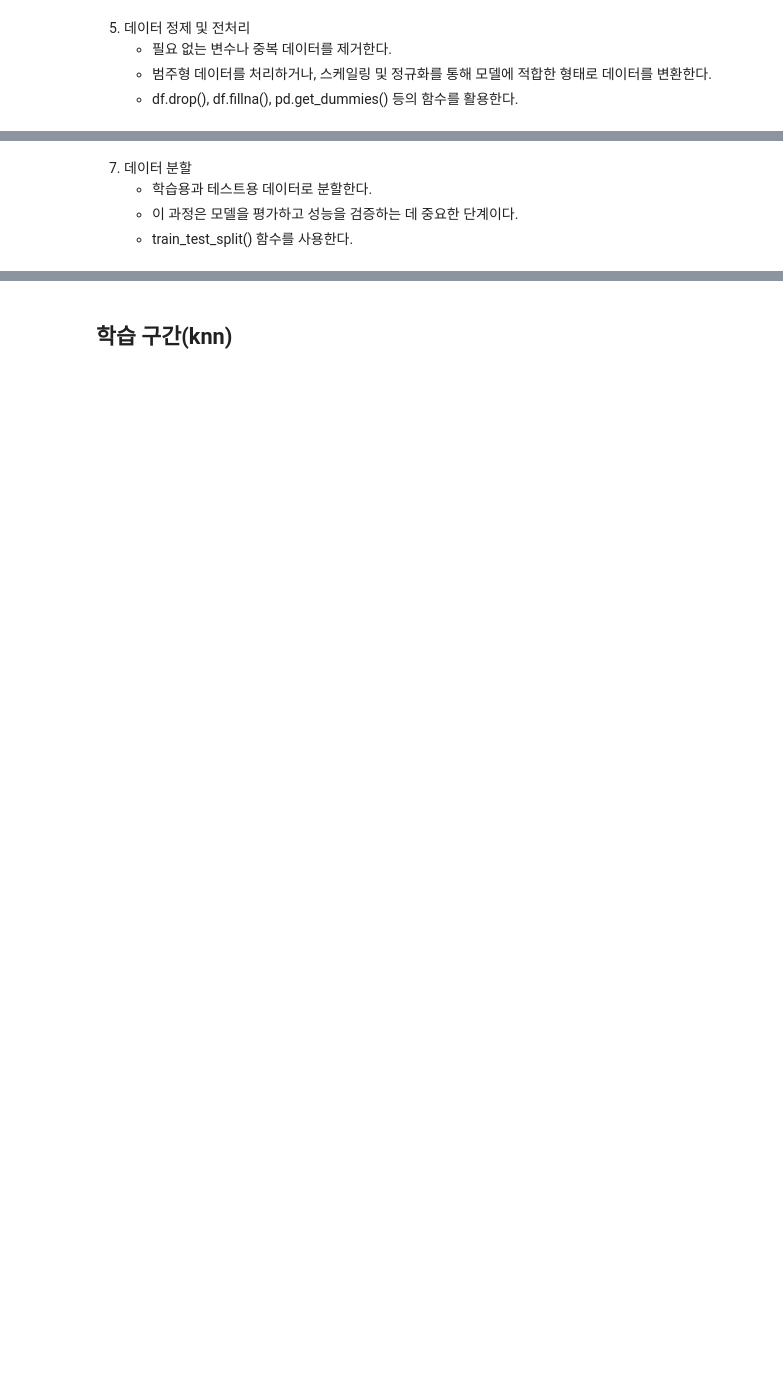
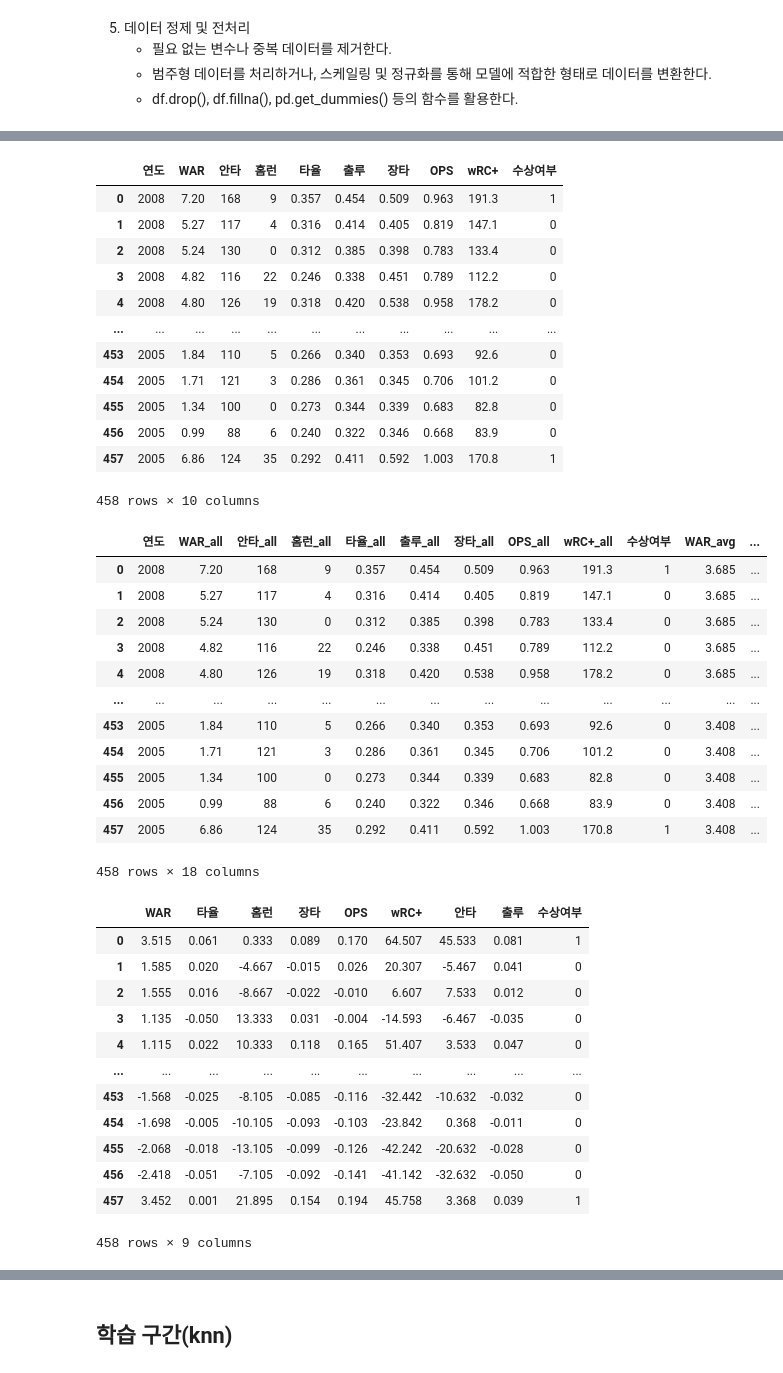
Before and after one commit to encore-SKN11/EDA-1Team, a Jupyter notebook: project.ipynb, the cells around one changed output, grey strips where cells are left out. Drawn from its saved outputs; the diff is of its cells as text; code cells hidden in the pictures; blank space fills up the shorter version.

```diff
--- a/project.ipynb
+++ b/project.ipynb
@@ -161,5 +133,74 @@ max      0.695000    1.198000  203.000000    1.000000
-# %% [markdown]
-7. 데이터 분할
-    - 학습용과 테스트용 데이터로 분할한다.
-    - 이 과정은 모델을 평가하고 성능을 검증하는 데 중요한 단계이다.
-    - train_test_split() 함수를 사용한다.
+# %%
+df_new = df.drop(columns=['이름', '득점', '2루타', '3루타', '타점', '도루', '볼넷', '사구', '고의사구', '삼진', '병살', '희생타', '희생플라이'])
+df_avg = pd.read_csv('yearly_averages.csv')
+
+display(df_new)
+
+merged = pd.merge(df_new, df_avg, on="연도", suffixes=('_all', '_avg'))
+
+display(merged)
+
+columns_to_subtract = ['WAR', '타율', '홈런', '장타', 'OPS', 'wRC+', '안타', '출루']
+
+for col in columns_to_subtract:
+    merged[f'{col}'] = merged[f'{col}_all'] - merged[f'{col}_avg']
+
+# 차이값만 모은 DataFrame 생성
+df_diff = merged[['연도'] + [f'{col}' for col in columns_to_subtract]+['수상여부']]
+
+
+
+df_diff = df_diff.drop(columns=['연도'])
+# 결과 확인
+display(df_diff)
+
+X = df_diff.drop(columns=['수상여부'])
+
+y = df_diff['수상여부']
+
+# 정규화
+scaler = StandardScaler()
+X_scaled = scaler.fit_transform(X)
+
+
+display(X_scaled, y)
+# %% [output]
+|  | 연도 | WAR | 안타 | 홈런 | 타율 | 출루 | 장타 | OPS | wRC+ | 수상여부 |
+| 0 | 2008 | 7.20 | 168 | 9 | 0.357 | 0.454 | 0.509 | 0.963 | 191.3 | 1 |
+| 1 | 2008 | 5.27 | 117 | 4 | 0.316 | 0.414 | 0.405 | 0.819 | 147.1 | 0 |
+| 2 | 2008 | 5.24 | 130 | 0 | 0.312 | 0.385 | 0.398 | 0.783 | 133.4 | 0 |
+| 3 | 2008 | 4.82 | 116 | 22 | 0.246 | 0.338 | 0.451 | 0.789 | 112.2 | 0 |
+| 4 | 2008 | 4.80 | 126 | 19 | 0.318 | 0.420 | 0.538 | 0.958 | 178.2 | 0 |
+| ... | ... | ... | ... | ... | ... | ... | ... | ... | ... | ... |
+| 453 | 2005 | 1.84 | 110 | 5 | 0.266 | 0.340 | 0.353 | 0.693 | 92.6 | 0 |
+| 454 | 2005 | 1.71 | 121 | 3 | 0.286 | 0.361 | 0.345 | 0.706 | 101.2 | 0 |
+| 455 | 2005 | 1.34 | 100 | 0 | 0.273 | 0.344 | 0.339 | 0.683 | 82.8 | 0 |
+| 456 | 2005 | 0.99 | 88 | 6 | 0.240 | 0.322 | 0.346 | 0.668 | 83.9 | 0 |
+| 457 | 2005 | 6.86 | 124 | 35 | 0.292 | 0.411 | 0.592 | 1.003 | 170.8 | 1 |
+458 rows × 10 columns
+|  | 연도 | WAR_all | 안타_all | 홈런_all | 타율_all | 출루_all | 장타_all | OPS_all | wRC+_all | 수상여부 | WAR_avg | ... |
+| 0 | 2008 | 7.20 | 168 | 9 | 0.357 | 0.454 | 0.509 | 0.963 | 191.3 | 1 | 3.685 | ... |
+| 1 | 2008 | 5.27 | 117 | 4 | 0.316 | 0.414 | 0.405 | 0.819 | 147.1 | 0 | 3.685 | ... |
+| 2 | 2008 | 5.24 | 130 | 0 | 0.312 | 0.385 | 0.398 | 0.783 | 133.4 | 0 | 3.685 | ... |
+| 3 | 2008 | 4.82 | 116 | 22 | 0.246 | 0.338 | 0.451 | 0.789 | 112.2 | 0 | 3.685 | ... |
+| 4 | 2008 | 4.80 | 126 | 19 | 0.318 | 0.420 | 0.538 | 0.958 | 178.2 | 0 | 3.685 | ... |
+| ... | ... | ... | ... | ... | ... | ... | ... | ... | ... | ... | ... | ... |
+| 453 | 2005 | 1.84 | 110 | 5 | 0.266 | 0.340 | 0.353 | 0.693 | 92.6 | 0 | 3.408 | ... |
+| 454 | 2005 | 1.71 | 121 | 3 | 0.286 | 0.361 | 0.345 | 0.706 | 101.2 | 0 | 3.408 | ... |
+| 455 | 2005 | 1.34 | 100 | 0 | 0.273 | 0.344 | 0.339 | 0.683 | 82.8 | 0 | 3.408 | ... |
+| 456 | 2005 | 0.99 | 88 | 6 | 0.240 | 0.322 | 0.346 | 0.668 | 83.9 | 0 | 3.408 | ... |
+| 457 | 2005 | 6.86 | 124 | 35 | 0.292 | 0.411 | 0.592 | 1.003 | 170.8 | 1 | 3.408 | ... |
+458 rows × 18 columns
+|  | WAR | 타율 | 홈런 | 장타 | OPS | wRC+ | 안타 | 출루 | 수상여부 |
+| 0 | 3.515 | 0.061 | 0.333 | 0.089 | 0.170 | 64.507 | 45.533 | 0.081 | 1 |
+| 1 | 1.585 | 0.020 | -4.667 | -0.015 | 0.026 | 20.307 | -5.467 | 0.041 | 0 |
+| 2 | 1.555 | 0.016 | -8.667 | -0.022 | -0.010 | 6.607 | 7.533 | 0.012 | 0 |
+| 3 | 1.135 | -0.050 | 13.333 | 0.031 | -0.004 | -14.593 | -6.467 | -0.035 | 0 |
+| 4 | 1.115 | 0.022 | 10.333 | 0.118 | 0.165 | 51.407 | 3.533 | 0.047 | 0 |
+| ... | ... | ... | ... | ... | ... | ... | ... | ... | ... |
+| 453 | -1.568 | -0.025 | -8.105 | -0.085 | -0.116 | -32.442 | -10.632 | -0.032 | 0 |
+| 454 | -1.698 | -0.005 | -10.105 | -0.093 | -0.103 | -23.842 | 0.368 | -0.011 | 0 |
+| 455 | -2.068 | -0.018 | -13.105 | -0.099 | -0.126 | -42.242 | -20.632 | -0.028 | 0 |
+| 456 | -2.418 | -0.051 | -7.105 | -0.092 | -0.141 | -41.142 | -32.632 | -0.050 | 0 |
+| 457 | 3.452 | 0.001 | 21.895 | 0.154 | 0.194 | 45.758 | 3.368 | 0.039 | 1 |
+458 rows × 9 columns
```
Also changed, not shown: parts of 5 cells of this notebook, 1 other file.
